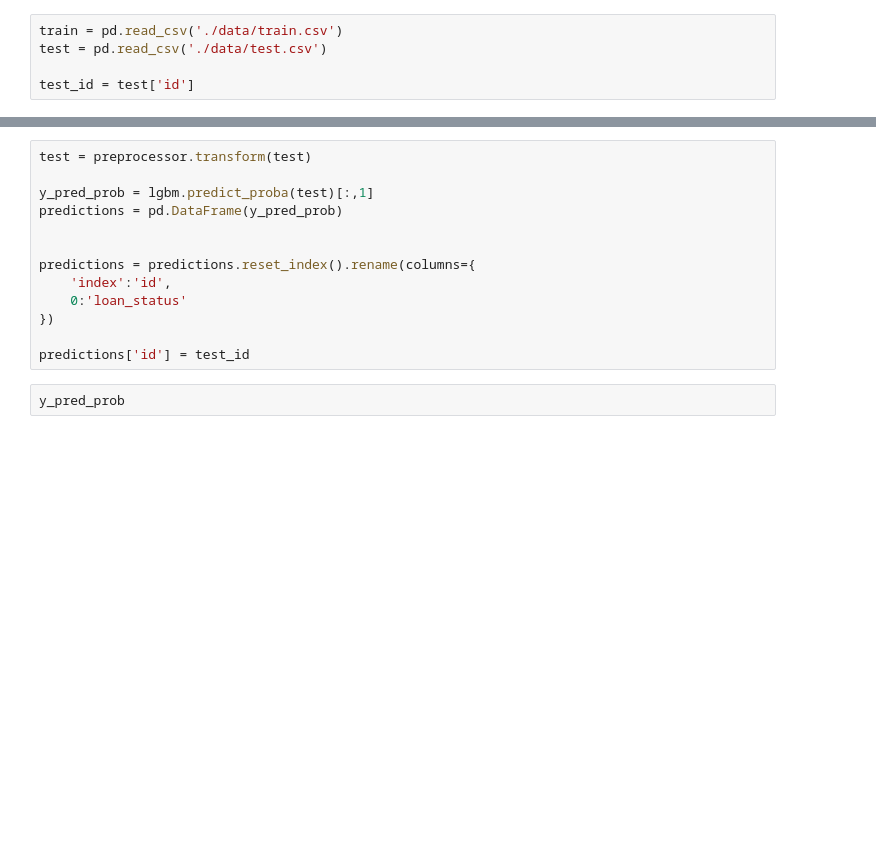
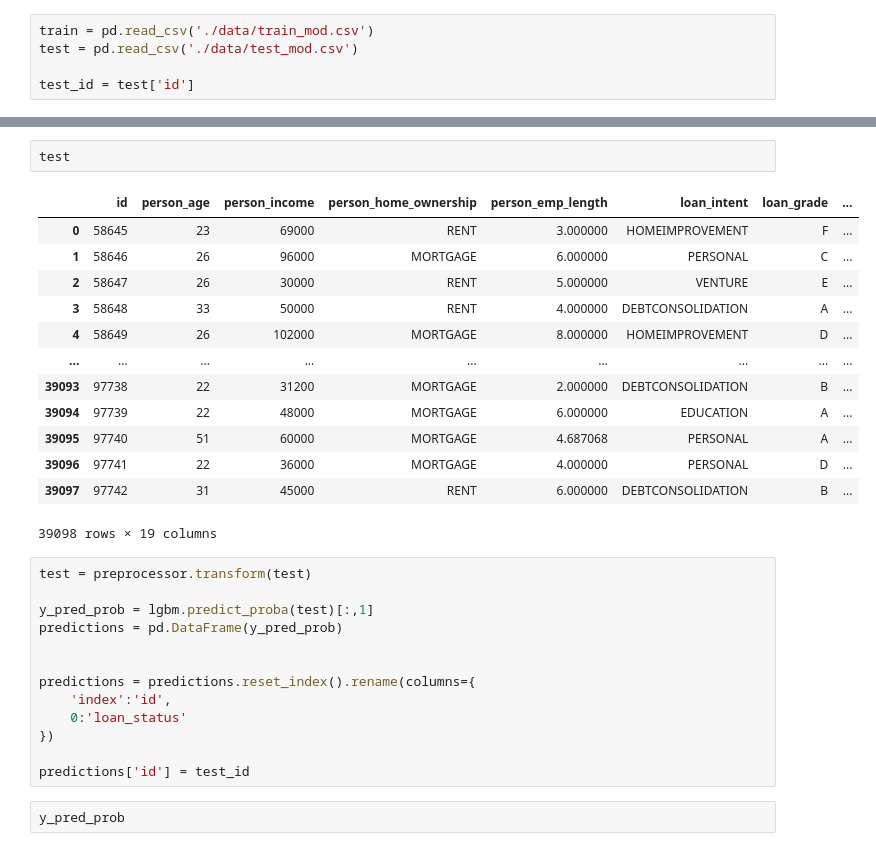
Before and after one commit to Pericsen/loan-approval-prediction, a Jupyter notebook: lightgbm.ipynb, the cells around one changed output, grey strips where cells are left out. Drawn from its saved outputs; the diff is of its cells as text; blank space fills up the shorter version.

```diff
--- a/lightgbm.ipynb
+++ b/lightgbm.ipynb
@@ -20,8 +21,8 @@ from imblearn.pipeline import Pipeline
 
 warnings.filterwarnings('ignore')
 # %%
-train = pd.read_csv('./data/train.csv')
-test = pd.read_csv('./data/test.csv')
+train = pd.read_csv('./data/train_mod.csv')
+test = pd.read_csv('./data/test_mod.csv')
 
 test_id = test['id']
 # %%
@@ -145,3 +146,19 @@ F1 Score: 0.9513124736278887
+# %%
+test
+# %% [output]
+|  | id | person_age | person_income | person_home_ownership | person_emp_length | loan_intent | loan_grade | ... |
+| 0 | 58645 | 23 | 69000 | RENT | 3.000000 | HOMEIMPROVEMENT | F | ... |
+| 1 | 58646 | 26 | 96000 | MORTGAGE | 6.000000 | PERSONAL | C | ... |
+| 2 | 58647 | 26 | 30000 | RENT | 5.000000 | VENTURE | E | ... |
+| 3 | 58648 | 33 | 50000 | RENT | 4.000000 | DEBTCONSOLIDATION | A | ... |
+| 4 | 58649 | 26 | 102000 | MORTGAGE | 8.000000 | HOMEIMPROVEMENT | D | ... |
+| ... | ... | ... | ... | ... | ... | ... | ... | ... |
+| 39093 | 97738 | 22 | 31200 | MORTGAGE | 2.000000 | DEBTCONSOLIDATION | B | ... |
+| 39094 | 97739 | 22 | 48000 | MORTGAGE | 6.000000 | EDUCATION | A | ... |
+| 39095 | 97740 | 51 | 60000 | MORTGAGE | 4.687068 | PERSONAL | A | ... |
+| 39096 | 97741 | 22 | 36000 | MORTGAGE | 4.000000 | PERSONAL | D | ... |
+| 39097 | 97742 | 31 | 45000 | RENT | 6.000000 | DEBTCONSOLIDATION | B | ... |
+39098 rows × 19 columns
 # %%
 test = preprocessor.transform(test)
 
```
Also changed, not shown: parts of 7 cells of this notebook, 7 other files.
